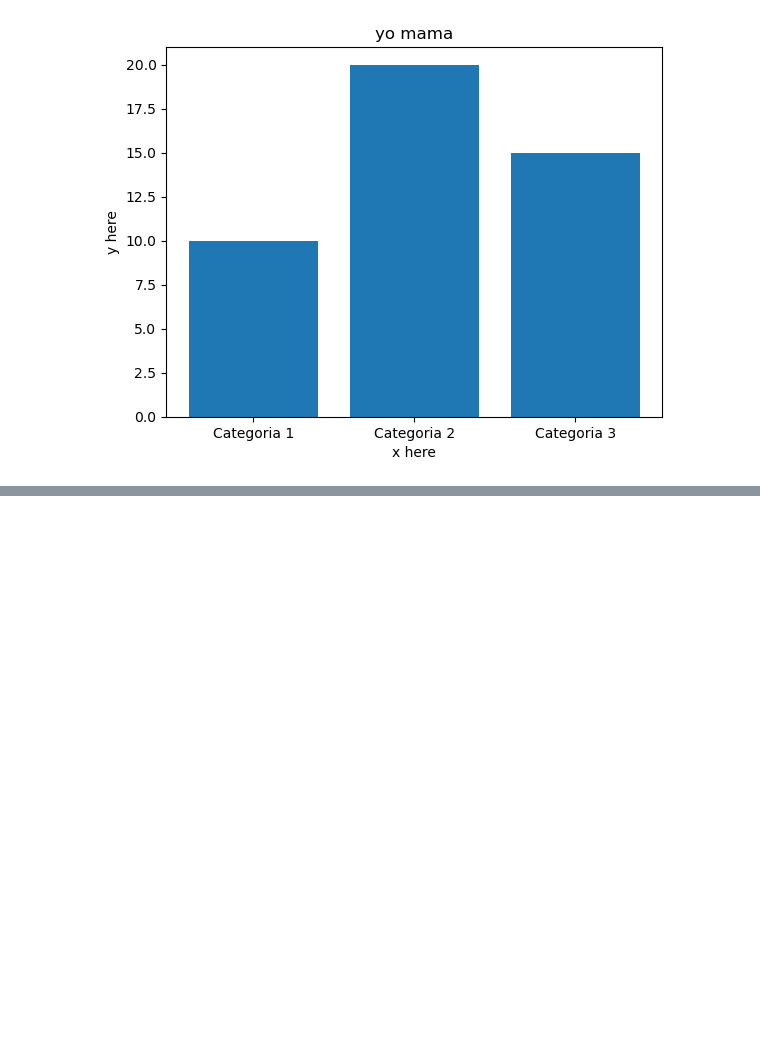
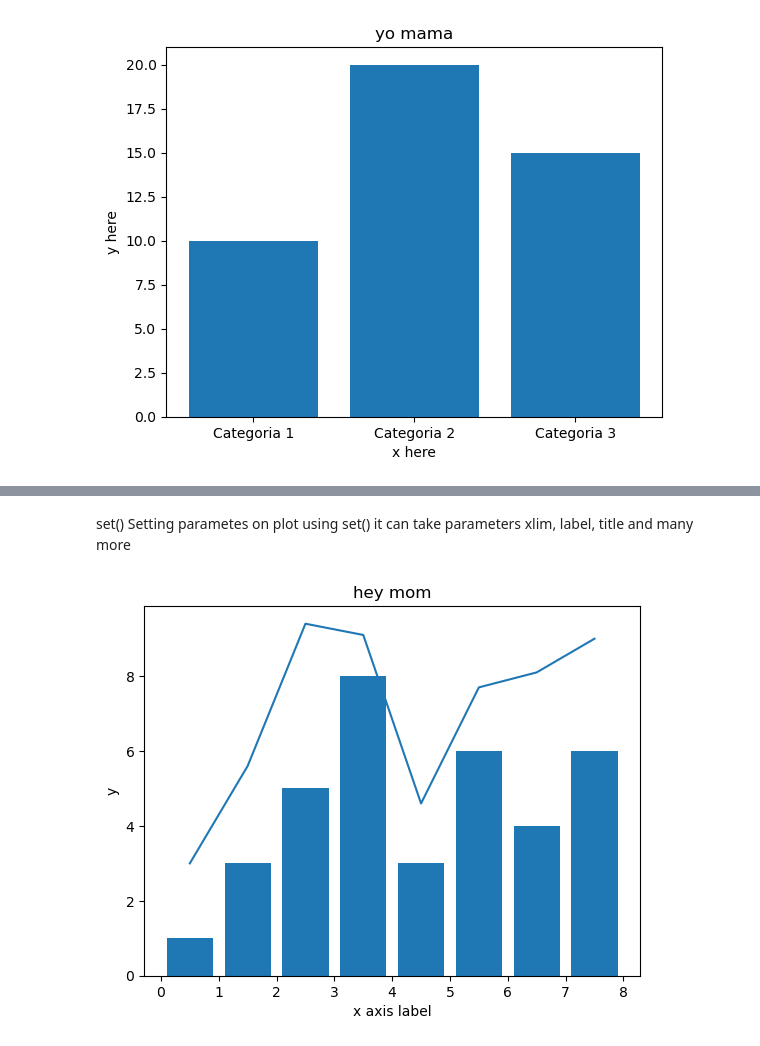
Before and after one commit to GabrielaDomiciano/PFDA, a Jupyter notebook: mywork/week02/matplot.ipynb, the cells around one changed output, grey strips where cells are left out. Saved outputs shown, nothing was run; the diff lists cells and outputs as text; code cells hidden in the pictures; blank space fills up the shorter version.

```diff
--- a/mywork/week02/matplot.ipynb
+++ b/mywork/week02/matplot.ipynb
@@ -20,0 +57,14 @@ plt.show()
+# %% [markdown]
+set()
+Setting parametes on plot using
+set()
+it can take parameters xlim, label, title and many more
+# %%
+fig, ax = plt.subplots()
+ax.bar(x,y)
+ax.plot (x, y2)
+ax.set(xlabel="x axis label", ylabel="y", title="hey mom")
+
+plt.show()
+# %% [output]
+[figure, added]
```
Also changed, not shown: parts of 11 cells of this notebook.
